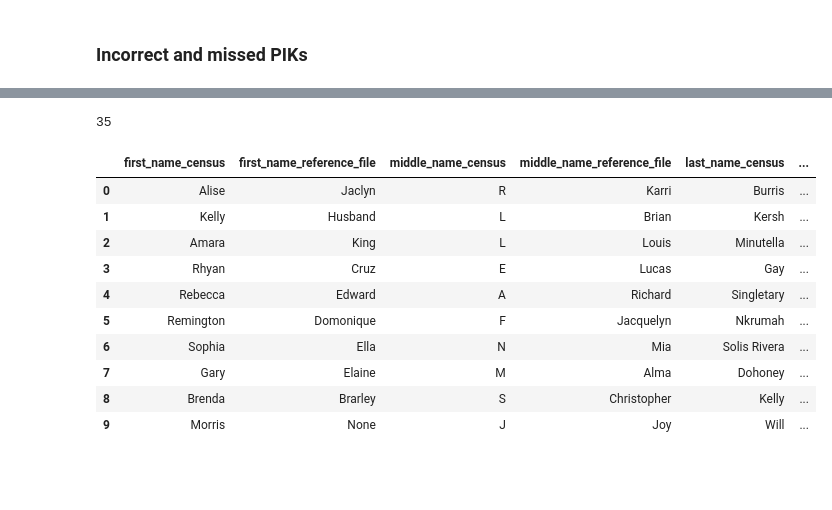
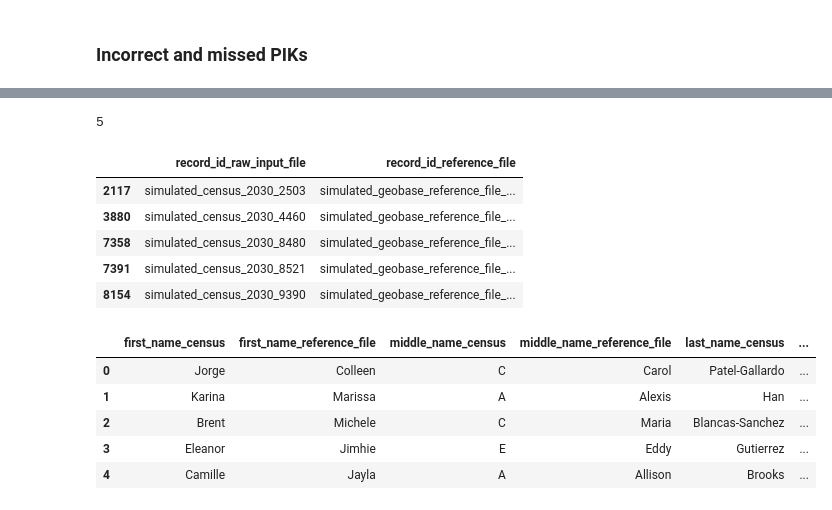
Before and after one commit to ihmeuw/person_linkage_case_study, a Jupyter notebook: ground_truth_accuracy_small_sample.ipynb, the cells around one changed output, grey strips where cells are left out. Cells and saved outputs as stored; diff of their text form; code cells hidden in the pictures; blank space fills up the shorter version.

```diff
--- a/ground_truth_accuracy_small_sample.ipynb
+++ b/ground_truth_accuracy_small_sample.ipynb
@@ -22,7 +32,7 @@ print(datetime.datetime.now())
 # DO NOT EDIT if this notebook is not called ground_truth_accuracy.ipynb!
 # This notebook is designed to be run with papermill; this cell is tagged 'parameters'
 data_to_use = 'small_sample'
-simulated_data_output_dir = 'generate_simulated_data/output'
+simulated_data_output_dir = 'output/generate_simulated_data'
 case_study_output_dir = 'output'
 
 # The "compute engine" is what we use on the Python side
@@ -33,6 +43,8 @@ compute_engine = 'pandas'
 compute_engine_num_jobs = 3
 compute_engine_cpus_per_job = 2
 compute_engine_memory_per_job = "5GB"
+queue = "long.q"
+local_directory = f"/tmp/{os.environ['USER']}_dask"
 # %%
 # Parameters for a USA run
 # data_to_use = "usa"
@@ -56,6 +64,8 @@ df_ops, pd = distributed_compute.start_compute_engine(
     num_jobs=compute_engine_num_jobs,
     cpus_per_job=compute_engine_cpus_per_job,
     memory_per_job=compute_engine_memory_per_job,
+    queue=queue,
+    local_directory=local_directory,
 )
 # %%
 census_2030_piked = df_ops.read_parquet(f'{case_study_output_dir}/census_2030_piked.parquet')
@@ -557,10 +573,10 @@ dtype: int64
 # %% [markdown]
 ### Incorrect and missed PIKs
 # %%
-incorrectly_linked_pairs = df_ops.drop_duplicates(
+incorrectly_linked_pairs = df_ops.persist(df_ops.drop_duplicates(
     sim_record_links_at_least_partially_correct[~sim_record_links_at_least_partially_correct.correct]
         [["record_id_raw_input_file", "record_id_reference_file"]]
-)
+))
 incorrectly_linked_pairs
 # %% [output]
 |  | record_id_raw_input_file | record_id_reference_file |
@@ -583,4 +588,14 @@ incorrectly_linked_pairs
 # %%
 len(incorrectly_linked_pairs)
 # %% [output]
-35
+5
+# %%
+incorrect_links = df_ops.head(incorrectly_linked_pairs, n=100)
+incorrect_links
+# %% [output]
+|  | record_id_raw_input_file | record_id_reference_file |
+| 2117 | simulated_census_2030_2503 | simulated_geobase_reference_file_... |
+| 3880 | simulated_census_2030_4460 | simulated_geobase_reference_file_... |
+| 7358 | simulated_census_2030_8480 | simulated_geobase_reference_file_... |
+| 7391 | simulated_census_2030_8521 | simulated_geobase_reference_file_... |
+| 8154 | simulated_census_2030_9390 | simulated_geobase_reference_file_... |
@@ -590,45 +607,40 @@ comparison_cols = [
     "middle_name",
     "last_name",
     "date_of_birth",
     "street_number",
     "street_name",
     "unit_number",
     "city",
     "state",
 ]
 
-incorrect_links = (
-    incorrectly_linked_pairs
+incorrect_links_detail = (
+    incorrect_links
         .merge(
-            census_2030_piked
+            df_ops.compute(census_2030_piked[census_2030_piked.record_id.isin(incorrect_links.record_id_raw_input_file)])
                 .rename(columns={"record_id": "record_id_raw_input_file", "middle_initial": "middle_name"})
                 [["record_id_raw_input_file"] + comparison_cols],
             on="record_id_raw_input_file",
             how="left",
         )
         .merge(
-            reference_file
+            df_ops.compute(reference_file[reference_file.record_id.isin(incorrect_links.record_id_reference_file)])
                 .rename(columns={"record_id": "record_id_reference_file"})
                 .rename(columns=lambda c: c.replace('mailing_address_', ''))
                 [["record_id_reference_file"] + comparison_cols],
             on="record_id_reference_file",
             how="left",
             suffixes=("_census", "_reference_file"),
         )
 )
 def flatten(xss):
     return [x for xs in xss for x in xs]
 
-df_ops.head(incorrect_links[flatten([(f'{c}_census', f'{c}_reference_file') for c in comparison_cols])])
+incorrect_links_detail[flatten([(f'{c}_census', f'{c}_reference_file') for c in comparison_cols])]
 # %% [output]
 |  | first_name_census | first_name_reference_file | middle_name_census | middle_name_reference_file | last_name_census | ... |
-| 0 | Alise | Jaclyn | R | Karri | Burris | ... |
-| 1 | Kelly | Husband | L | Brian | Kersh | ... |
-| 2 | Amara | King | L | Louis | Minutella | ... |
-| 3 | Rhyan | Cruz | E | Lucas | Gay | ... |
-| 4 | Rebecca | Edward | A | Richard | Singletary | ... |
-| 5 | Remington | Domonique | F | Jacquelyn | Nkrumah | ... |
-| 6 | Sophia | Ella | N | Mia | Solis Rivera | ... |
-| 7 | Gary | Elaine | M | Alma | Dohoney | ... |
-| 8 | Brenda | Brarley | S | Christopher | Kelly | ... |
-| 9 | Morris | None | J | Joy | Will | ... |
+| 0 | Jorge | Colleen | C | Carol | Patel-Gallardo | ... |
+| 1 | Karina | Marissa | A | Alexis | Han | ... |
+| 2 | Brent | Michele | C | Maria | Blancas-Sanchez | ... |
+| 3 | Eleanor | Jimhie | E | Eddy | Gutierrez | ... |
+| 4 | Camille | Jayla | A | Allison | Brooks | ... |
```
Also changed, not shown: parts of 54 cells of this notebook, 2 other files.
